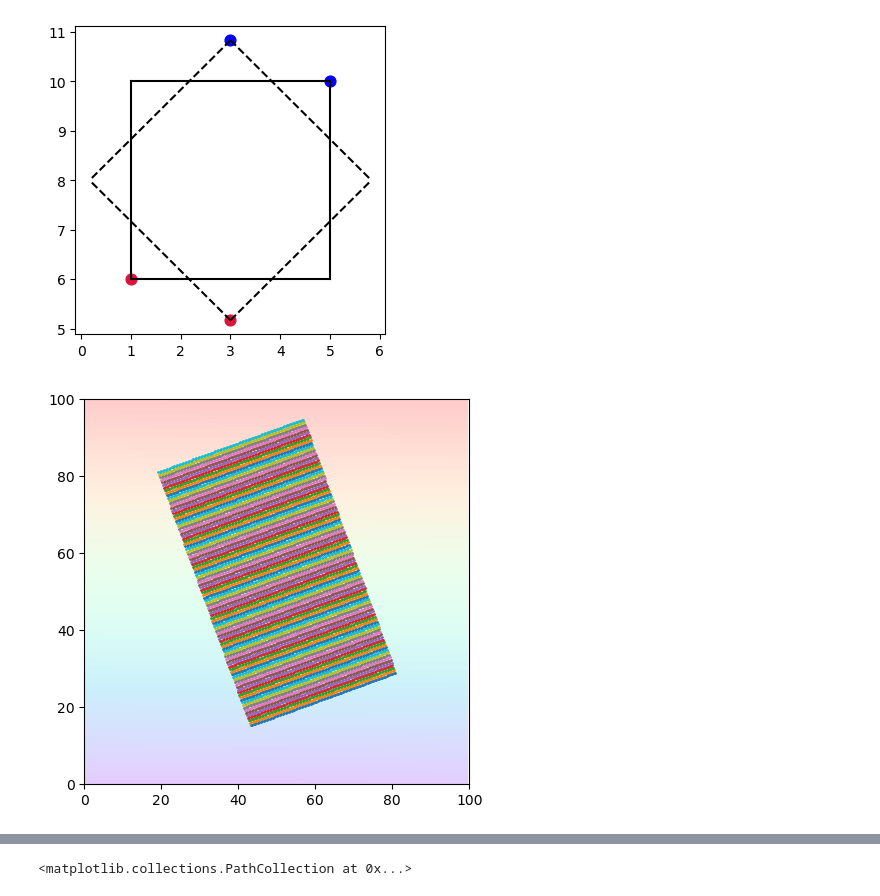
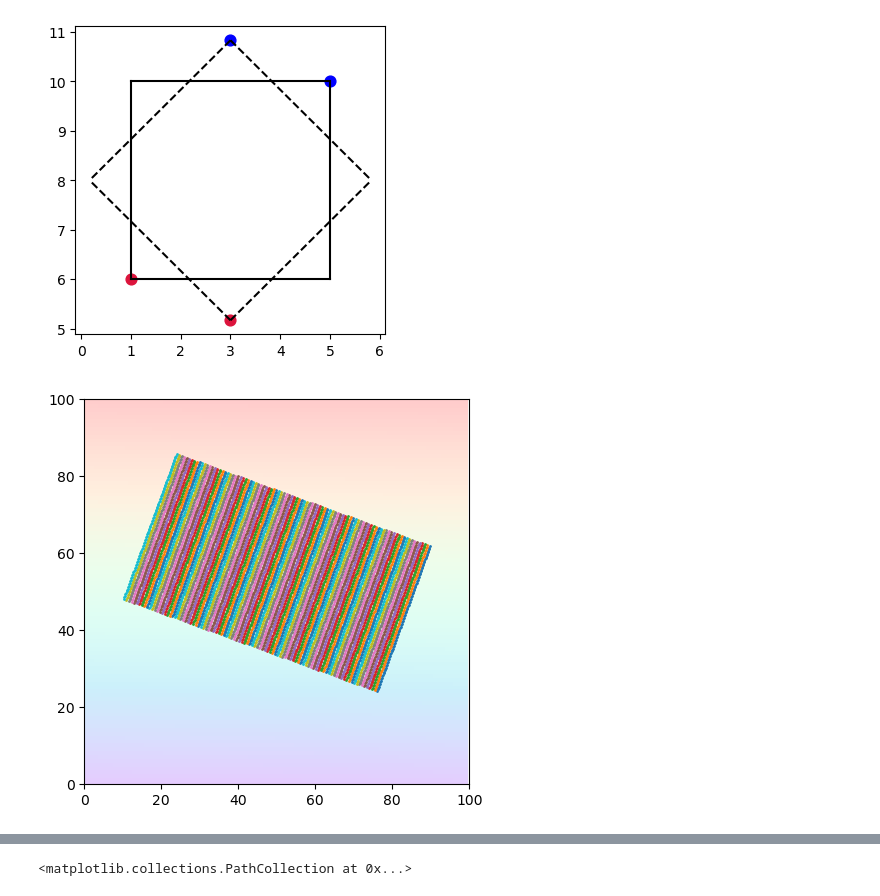
Before and after one commit to Kyssuber/GUI_odyssey, a Jupyter notebook: tutorials/rotating_squares.ipynb, the cells around one changed output, grey strips where cells are left out. Saved outputs shown, nothing was run; the diff lists cells and outputs as text; code cells hidden in the pictures.

Commit message:
further line addition edits

```diff
--- a/tutorials/rotating_squares.ipynb
+++ b/tutorials/rotating_squares.ipynb
@@ -152,7 +152,7 @@ x = np.arange(1e4).reshape(100,100)
 p1 = (70,90)
 p2 = (30,20)
 
-x_vals,y_vals,m_vals,angle = get_xym(p1=p1,p2=p2,angle=20)
+x_vals,y_vals,m_vals,angle = get_xym(p1=p1,p2=p2,angle=70)
 
 plt.figure(figsize=(5,5))
 plt.imshow(x,origin='lower',cmap='rainbow',alpha=0.2)
@@ -163,9 +163,9 @@ plt.imshow(x,origin='lower',cmap='rainbow',alpha=0.2)
 #initiate lists
 list_to_mean = []
 mean_list = []
+all_line_coords = []
+
 all_bars = np.zeros(n_times**2).reshape(n_times,n_times)
-#all_bars = np.zeros((int(np.abs(p1[0]-p2[0])),int(np.abs(p1[1]-p2[1]))))
-xy_points = []
 
 for i in range(n_times):    #for the entire x extent of the blue (red?) side,
                                       #find x range of between blue and red elements,
@@ -179,12 +179,14 @@ for i in range(n_times):    #for the entire x extent of the blue (red?) side,
         b = y_vals[0][-(i+1)] - (m_vals[2]*x_vals[0][-(i+1)])
         ypoints = func(xpoints,m_vals[2],b)
         plt.scatter(xpoints,ypoints,s=1)
+        all_line_coords.append(list(zip(xpoints,ypoints)))
 
         for n in range(len(ypoints)):
             list_to_mean.append(x[int(ypoints[n])][int(xpoints[n])])
             #x[int(ypoints[n])][int(xpoints[n])]=False
         all_bars[i][0:n_times] = np.asarray(list_to_mean)
         mean_list.append(np.mean(list_to_mean))
+
         list_to_mean = []
 
     if (angle/90)%2 == 0:
@@ -192,37 +194,40 @@ for i in range(n_times):    #for the entire x extent of the blue (red?) side,
         b = y_vals[0][-(i+1)] - (m_vals[2]*x_vals[0][-(i+1)])
         ypoints = func(xpoints,m_vals[2],b)
         plt.scatter(xpoints,ypoints,s=1)
+        all_line_coords.append(list(zip(xpoints,ypoints)))
 
         for n in range(len(ypoints)):
             list_to_mean.append(x[int(round(ypoints[n],5))][int(xpoints[n])])
             #x[int(round(ypoints[n],5))][int(xpoints[n])]=False
         all_bars[i][0:n_times] = np.asarray(list_to_mean)
         mean_list.append(np.mean(list_to_mean))
         list_to_mean = []
 
 #if angle is 90, 270, etc.
 if ((angle/90)%2 != 0) & (angle%90 == 0):
     ypoints = np.linspace(y_vals[3][0],y_vals[0][-1],n_times)  #y_val start and end are the same at
                                                                #every index in this case
                                                                #these are all column indices
     list_to_mean = []
     mean_list = []
     all_bars = np.zeros((np.abs(p1[1]-p2[1]),n_times))
     for i in range(np.abs(p1[1]-p2[1])):
         xpoints = x_vals[1]+i
         plt.scatter(xpoints,ypoints,s=1)
+        all_line_coords.append(list(zip(xpoints,ypoints)))
+
         for n in range(len(ypoints)):
             #from the full data grid x, isolate all of values occupying the rows (xpoints) in
             #the column ypoints[n]
             list_to_mean.append(x[int(ypoints[n])][int(xpoints[n])])
             #x[int(ypoints[n])][int(xpoints[n])]=False   #set those values now to False
         all_bars[i][0:n_times] = np.asarray(list_to_mean)
         mean_list.append(np.mean(list_to_mean))
         list_to_mean = []
     #all_bars outputs 8-9 zeros per line if I set x lines to False
 
 plt.xlim(0,100)
 plt.ylim(0,100)
 plt.show()
 # %% [output]
-[figure, old version]
+[figure, new version]
```
Also changed, not shown: parts of 7 cells of this notebook, 1 other file.
